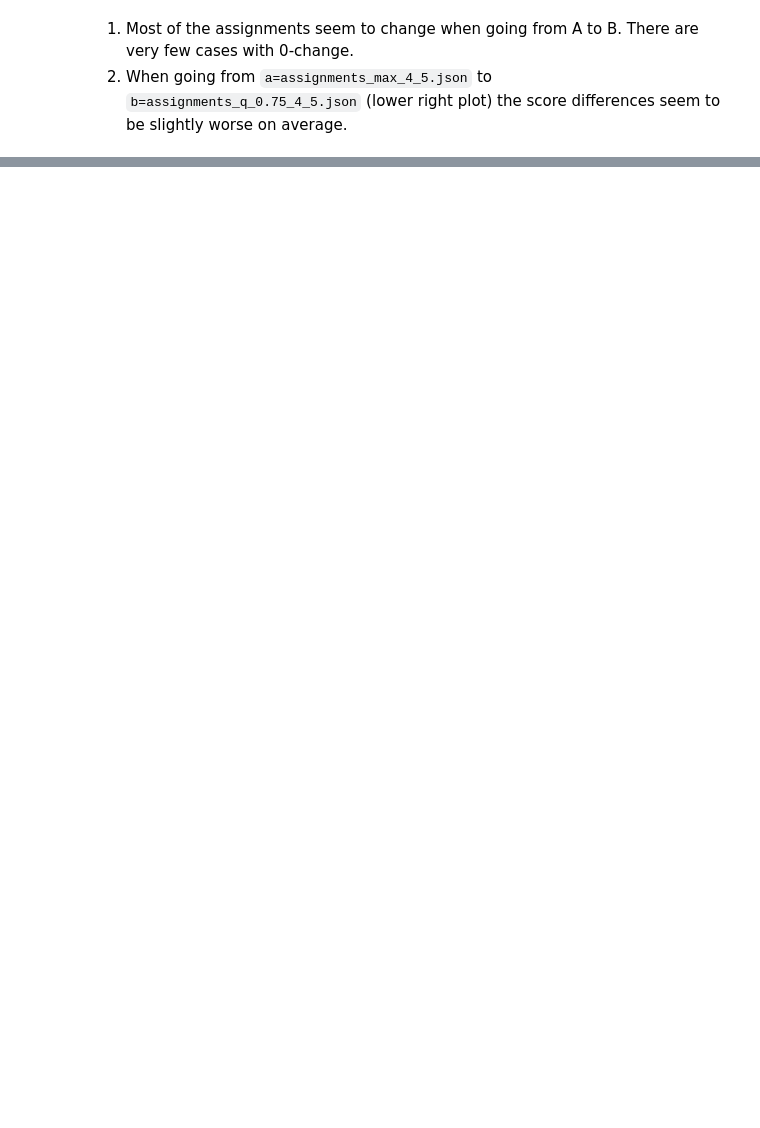
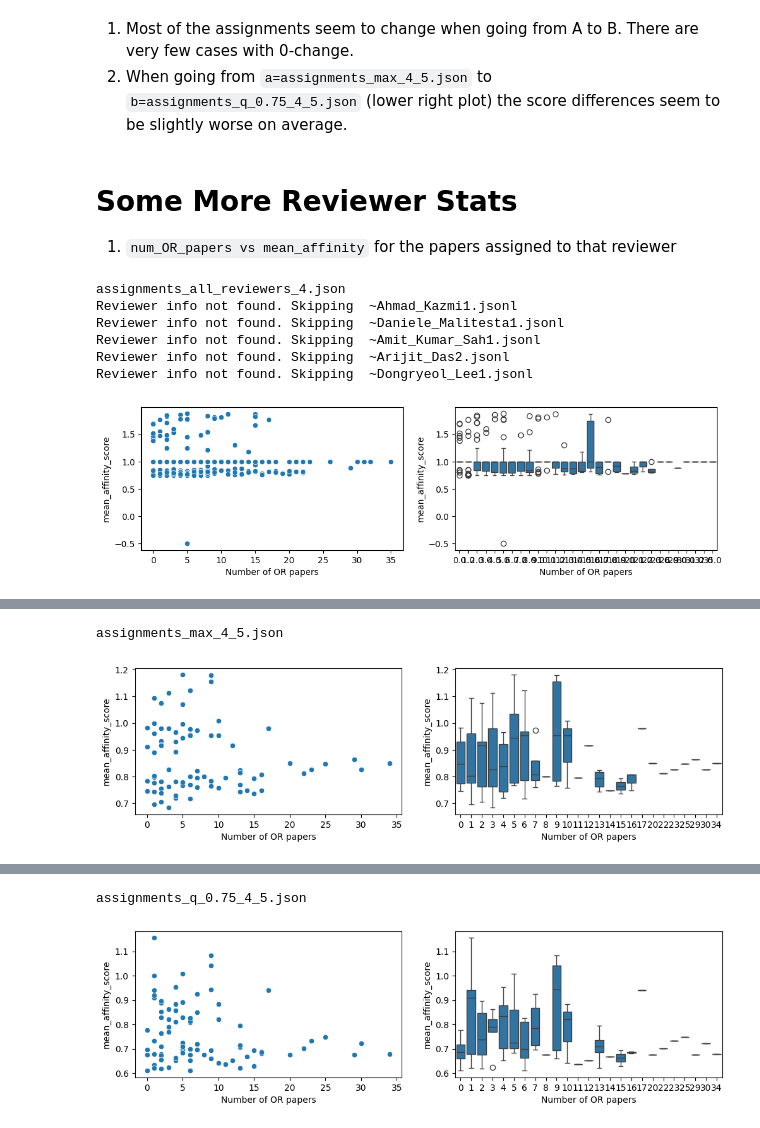
Before and after one commit to juan43ramirez/openreview-matcher, a Jupyter notebook: ICML2025/evaluate_matches.ipynb, the cells around one changed output, grey strips where cells are left out. Drawn from its saved outputs; the diff is of its cells as text; code cells hidden in the pictures; blank space fills up the shorter version.

```diff
--- a/ICML2025/evaluate_matches.ipynb
+++ b/ICML2025/evaluate_matches.ipynb
@@ -248,3 +287,26 @@ Boxplot of score change vs #chagnes in assignments
 # %% [markdown]
 1. Most of the assignments seem to change when going from A to B. There are very few cases with 0-change.
 2. When going from `a=assignments_max_4_5.json` to `b=assignments_q_0.75_4_5.json` (lower right plot) the score differences seem to be slightly worse on average.
+# %% [markdown]
+# Some More Reviewer Stats
+
+1. `num_OR_papers vs mean_affinity` for the papers assigned to that reviewer
+# %%
+def parse_reviewer_origin_info(reviewer_archives_dir, files_to_load=None):
+    records = []
+    if files_to_load is None:
+        files_to_load = os.listdir(reviewer_archives_dir)
+    for file in files_to_load:
+        if not file.endswith('.jsonl'):
+            continue
+        fpath = os.path.join(reviewer_archives_dir, file)
+        if not os.path.exists(fpath):
+            print("Reviewer info not found. Skipping ", file)
+            continue
+        jsonObj = pd.read_json(path_or_buf=fpath, lines=True)
+        records.append({
+            'reviewer_id': file.split('.')[0],
+            'reviewers_paper_ids': jsonObj['id'].tolist(),
+            'reviewers_paper_origins': jsonObj['origin'].tolist()
+        })
+    return pd.DataFrame(records)
@@ -250,0 +317,37 @@ Boxplot of score change vs #chagnes in assignments
+# %%
+rpath = os.path.join(Cfg.root_dir, Cfg.reviewer_archive_dir)
+for matching_name, info in all_matchings.items():
+    print(matching_name)
+    load_df = info['load_df'].copy()
+    reviewer_fs = load_df.reviewer_id + '.jsonl'
+
+    origin_df = parse_reviewer_origin_info(rpath, reviewer_fs)
+    origin_df = origin_df.set_index('reviewer_id')
+    origin_df['origin_counts'] = origin_df.reviewers_paper_origins.apply(lambda x: dict(zip(*np.unique(x, return_counts=True))))
+    origin_df['n_OR'] = origin_df['origin_counts'].apply(lambda x: int(x.get('OR', 0)))
+    origin_df['%_OR'] = origin_df['origin_counts'].apply(lambda x: 100.0 * x.get('OR', 0)/np.sum(list(x.values())))
+    origin_df['%_OR'] = origin_df['%_OR'].round(2)
+
+    load_df = load_df.set_index('reviewer_id')
+    joined_df = load_df.join(origin_df)
+    joined_df['mean_affinity_score'] = joined_df.paper_info.apply(lambda paperlist: np.mean([item[1] for item in paperlist]))
+    # display(joined_df)
+
+    fig, axs = plt.subplots(1, 2, figsize=(12, 3))
+    sns.scatterplot(data=joined_df, x='n_OR', y='mean_affinity_score', ax=axs[0])
+    axs[0].set_xlabel("Number of OR papers")
+    sns.boxplot(data=joined_df, x='n_OR', y='mean_affinity_score', ax=axs[1], native_scale=False)
+    axs[1].set_xlabel("Number of OR papers")
+    # axs[1].set_xticklabels([int(x) for x in axs[1].get_xticklabels()])
+    # sns.scatterplot(data=joined_df, x='%_OR', y='mean_affinity_score', ax=axs[2])
+    # axs[2].set_xlabel("% of OR papers")
+    plt.show()
+    hr()
+# %% [output]
+assignments_all_reviewers_4.json
+Reviewer info not found. Skipping  ~Ahmad_Kazmi1.jsonl
+Reviewer info not found. Skipping  ~Daniele_Malitesta1.jsonl
+Reviewer info not found. Skipping  ~Amit_Kumar_Sah1.jsonl
+Reviewer info not found. Skipping  ~Arijit_Das2.jsonl
+Reviewer info not found. Skipping  ~Dongryeol_Lee1.jsonl
+[figure, added]
@@ -250,0 +355,2 @@ Boxplot of score change vs #chagnes in assignments
+assignments_max_4_5.json
+[figure, added]
@@ -250,0 +358,2 @@ Boxplot of score change vs #chagnes in assignments
+assignments_q_0.75_4_5.json
+[figure, added]
```
Also changed, not shown: parts of 11 cells of this notebook.
